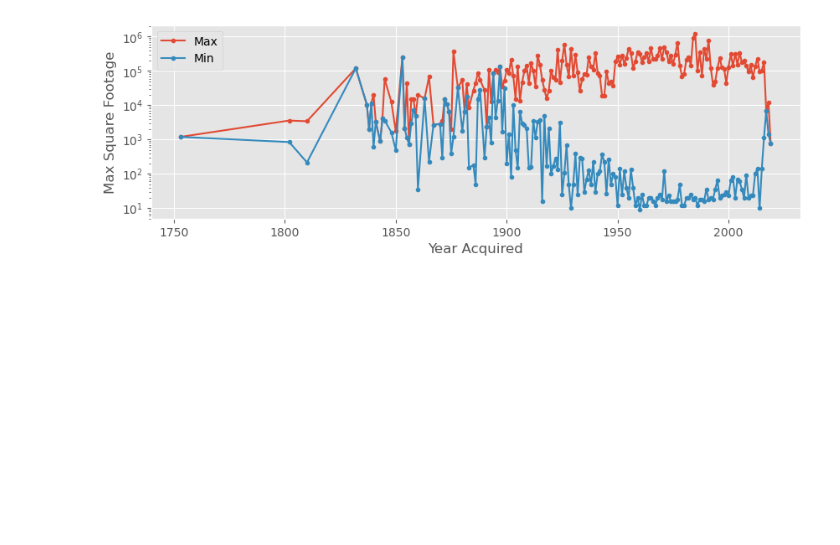
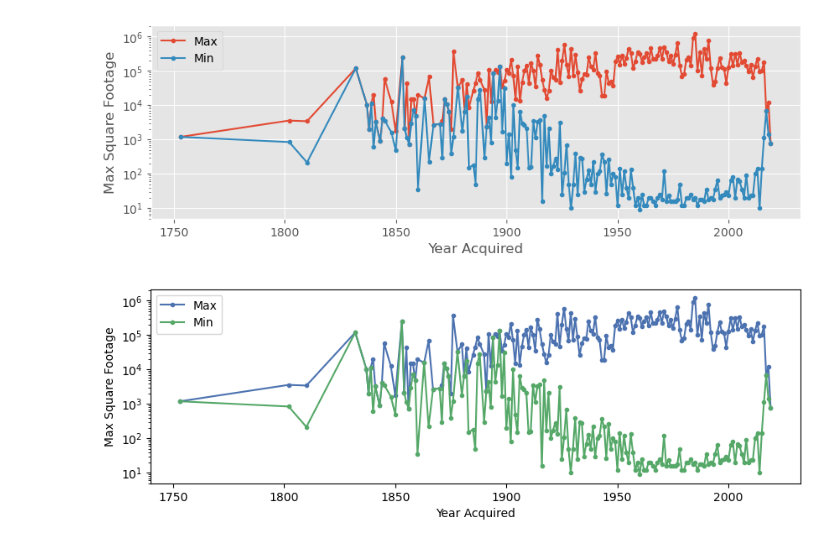
Before and after one commit to UIUC-iSchool-DataViz/is445_bcubcg_fall2022, a Jupyter notebook: week03/inClass_week03.ipynb, the cells around one changed output. Drawn from its saved outputs; the diff is of its cells as text; code cells hidden in the pictures; blank space fills up the shorter version.

```diff
--- a/week03/inClass_week03.ipynb
+++ b/week03/inClass_week03.ipynb
@@ -437,0 +436,4 @@ make_p
+# %%
+make_plot('seaborn-deep')
+# %% [output]
+[figure, added]
```
Also changed, not shown: parts of 1 cell of this notebook.
